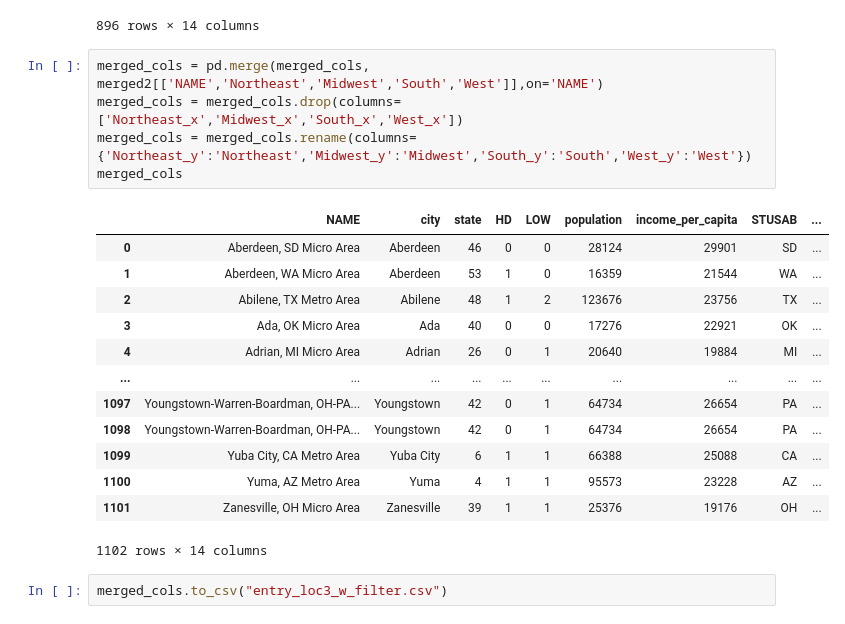
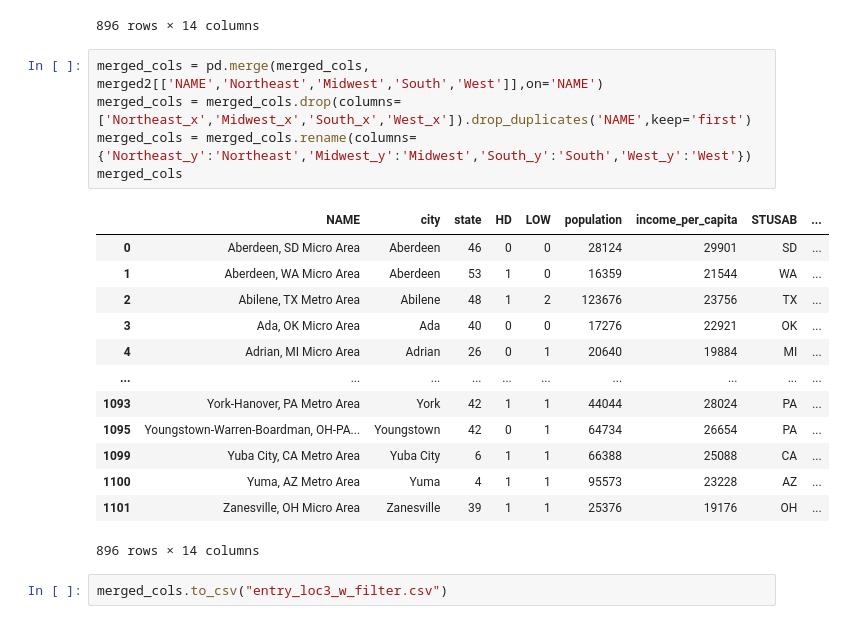
Before and after one commit to ericschulman/entry_games, a Jupyter notebook: estimation/CDP_CBSA.ipynb, the cells around one changed output. Cells and saved outputs as stored; diff of their text form.

Commit message:
removed CBSA duplicates

```diff
--- a/estimation/CDP_CBSA.ipynb
+++ b/estimation/CDP_CBSA.ipynb
@@ -360,23 +360,23 @@ merged_cols
 896 rows × 14 columns
 # %%
 merged_cols = pd.merge(merged_cols, merged2[['NAME','Northeast','Midwest','South','West']],on='NAME')
-merged_cols = merged_cols.drop(columns=['Northeast_x','Midwest_x','South_x','West_x'])
+merged_cols = merged_cols.drop(columns=['Northeast_x','Midwest_x','South_x','West_x']).drop_duplicates('NAME',keep='first')
 merged_cols = merged_cols.rename(columns={'Northeast_y':'Northeast','Midwest_y':'Midwest','South_y':'South','West_y':'West'})
 merged_cols
 # %% [output]
 |  | NAME | city | state | HD | LOW | population | income_per_capita | STUSAB | ... |
 | 0 | Aberdeen, SD Micro Area | Aberdeen | 46 | 0 | 0 | 28124 | 29901 | SD | ... |
 | 1 | Aberdeen, WA Micro Area | Aberdeen | 53 | 1 | 0 | 16359 | 21544 | WA | ... |
 | 2 | Abilene, TX Metro Area | Abilene | 48 | 1 | 2 | 123676 | 23756 | TX | ... |
 | 3 | Ada, OK Micro Area | Ada | 40 | 0 | 0 | 17276 | 22921 | OK | ... |
 | 4 | Adrian, MI Micro Area | Adrian | 26 | 0 | 1 | 20640 | 19884 | MI | ... |
 | ... | ... | ... | ... | ... | ... | ... | ... | ... | ... |
-| 1097 | Youngstown-Warren-Boardman, OH-PA... | Youngstown | 42 | 0 | 1 | 64734 | 26654 | PA | ... |
-| 1098 | Youngstown-Warren-Boardman, OH-PA... | Youngstown | 42 | 0 | 1 | 64734 | 26654 | PA | ... |
+| 1093 | York-Hanover, PA Metro Area | York | 42 | 1 | 1 | 44044 | 28024 | PA | ... |
+| 1095 | Youngstown-Warren-Boardman, OH-PA... | Youngstown | 42 | 0 | 1 | 64734 | 26654 | PA | ... |
 | 1099 | Yuba City, CA Metro Area | Yuba City | 6 | 1 | 1 | 66388 | 25088 | CA | ... |
 | 1100 | Yuma, AZ Metro Area | Yuma | 4 | 1 | 1 | 95573 | 23228 | AZ | ... |
 | 1101 | Zanesville, OH Micro Area | Zanesville | 39 | 1 | 1 | 25376 | 19176 | OH | ... |
-1102 rows × 14 columns
+896 rows × 14 columns
 # %%
 merged_cols.to_csv("entry_loc3_w_filter.csv")
 # %%
```
Also changed, not shown: parts of 1 cell of this notebook.
